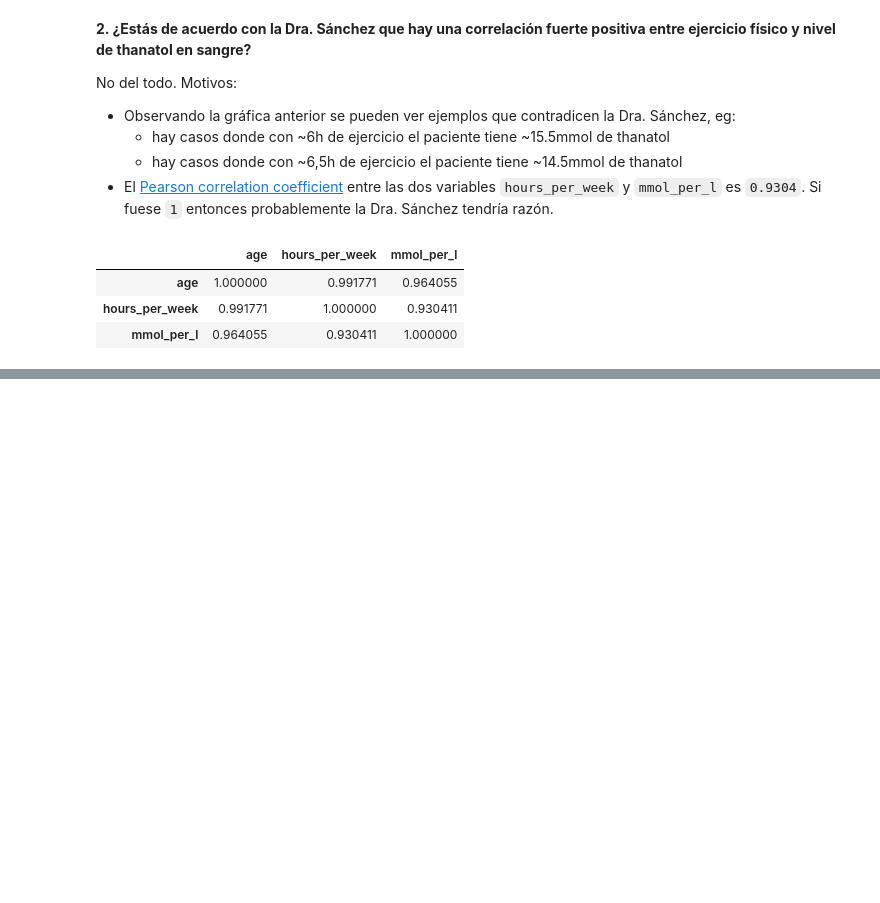
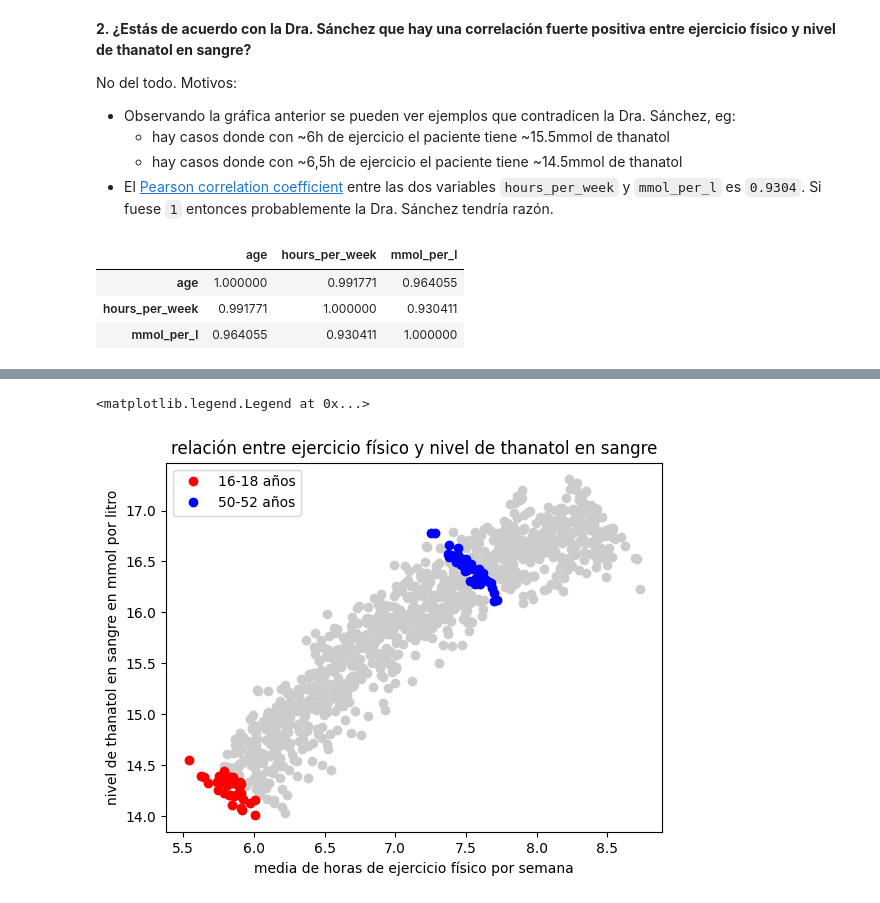
Before and after one commit to valentinboyanov/ejercicios, a Jupyter notebook: data_science_1/solutions.ipynb, the cells around one changed output, grey strips where cells are left out. Drawn from its saved outputs; the diff is of its cells as text; code cells hidden in the pictures; blank space fills up the shorter version.

```diff
--- a/data_science_1/solutions.ipynb
+++ b/data_science_1/solutions.ipynb
@@ -82,0 +166,3 @@ No, porque no sabemos si realmente es la cantidad de ejercicio la que causa que
+# %%
+parents_like_participants = all[(all.age >= 50) & (all.age <= 52)]
+parents_like_participants
@@ -82,0 +187,12 @@ No, porque no sabemos si realmente es la cantidad de ejercicio la que causa que
+# %%
+f, ax = pyplot.subplots()
+ax.set_title("relación entre ejercicio físico y nivel de thanatol en sangre")
+ax.set_xlabel('media de horas de ejercicio físico por semana')
+ax.set_ylabel('nivel de thanatol en sangre en mmol por litro')
+ax.plot(all['hours_per_week'], all['mmol_per_l'], color='#ccc', marker='o', linewidth=0)
+ax.plot(young_participants['hours_per_week'], young_participants['mmol_per_l'], color='red', marker='o', linewidth=0, label='16-18 años')
+ax.plot(parents_like_participants['hours_per_week'], parents_like_participants['mmol_per_l'], color='blue', marker='o', linewidth=0, label='50-52 años')
+ax.legend()
+# %% [output]
+<matplotlib.legend.Legend at 0x...>
+[figure, added]
```
Also changed, not shown: parts of 12 cells of this notebook.
